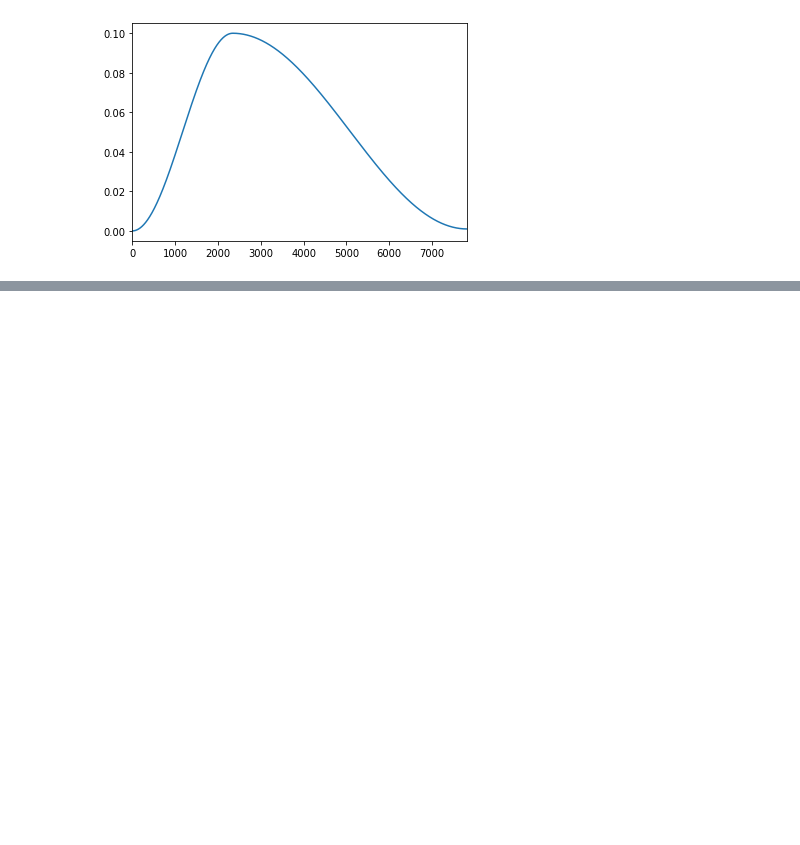
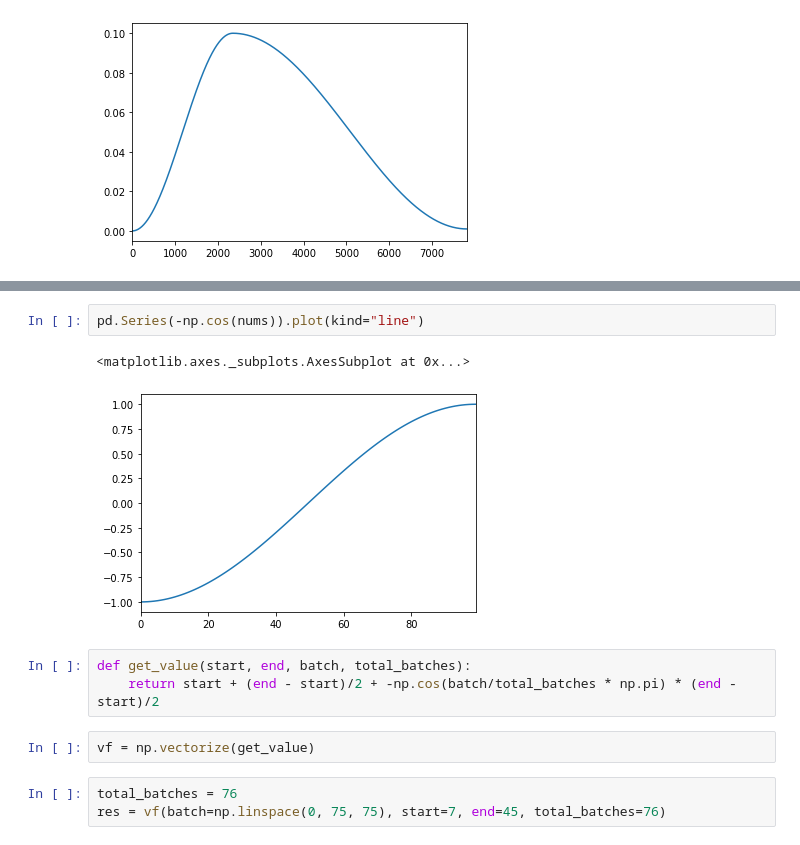
Before and after one commit to rforgione/fastai-part2, a Jupyter notebook: nbs/01_lesson2.ipynb, the cells around one changed output, grey strips where cells are left out. Cells and saved outputs as stored; diff of their text form; blank space fills up the shorter version.

```diff
--- a/nbs/01_lesson2.ipynb
+++ b/nbs/01_lesson2.ipynb
@@ -908,0 +922,13 @@ pd.Series(lrs).plot()
+# %%
+pd.Series(-np.cos(nums)).plot(kind="line")
+# %% [output]
+<matplotlib.axes._subplots.AxesSubplot at 0x...>
+[figure, added]
+# %%
+def get_value(start, end, batch, total_batches):
+    return start + (end - start)/2 + -np.cos(batch/total_batches * np.pi) * (end - start)/2
+# %%
+vf = np.vectorize(get_value)
+# %%
+total_batches = 76
+res = vf(batch=np.linspace(0, 75, 75), start=7, end=45, total_batches=76)
```
Also changed, not shown: parts of 9 cells of this notebook.
